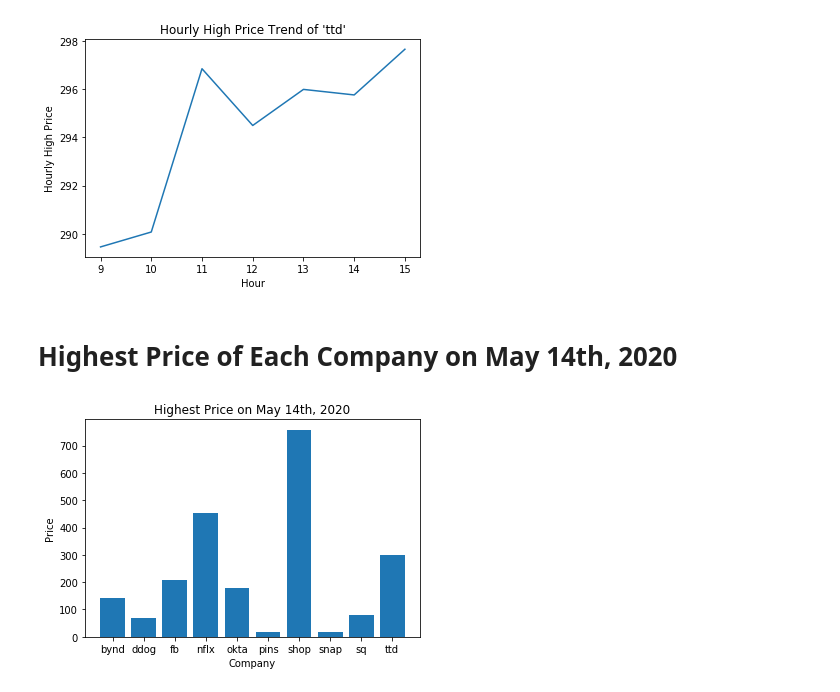
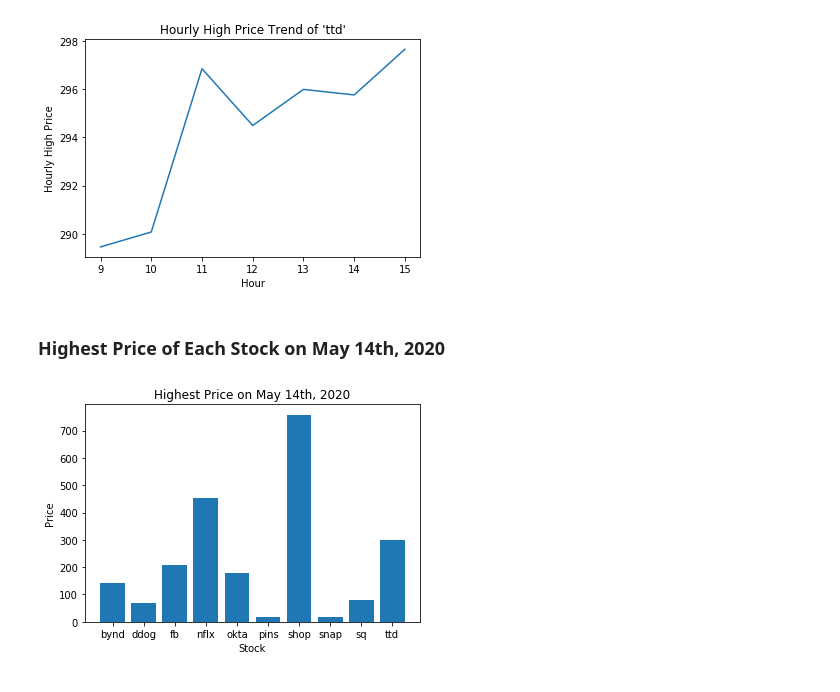
Before and after one commit to chonhenry/Yahoo-Finance-Data-Streaming-with-AWS-Lambda, a Jupyter notebook: Analysis.ipynb, the cells around one changed output. Drawn from its saved outputs; the diff is of its cells as text; code cells hidden in the pictures.

```diff
--- a/Analysis.ipynb
+++ b/Analysis.ipynb
@@ -46,14 +42,14 @@ for company in company_arr:
 [figure]
 [figure]
 # %% [markdown]
-# Highest Price of Each Company on May 14th, 2020
+### Highest Price of Each Stock on May 14th, 2020
 # %%
 highest_df = stock_data.groupby('company').max()['hourly_high_price'].to_frame()
 # %%
 plt.bar(highest_df.index, highest_df.hourly_high_price)
 plt.title("Highest Price on May 14th, 2020")
-plt.xlabel("Company")
+plt.xlabel("Stock")
 plt.ylabel("Price")
 plt.show()
 # %% [output]
-[figure, old version]
+[figure, new version]
```
Also changed, not shown: parts of 6 cells of this notebook.
